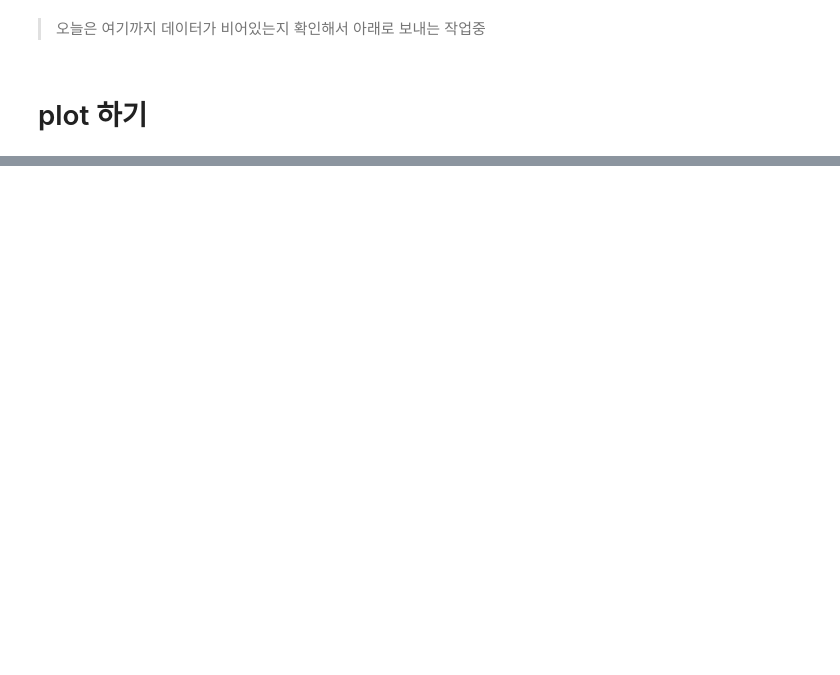
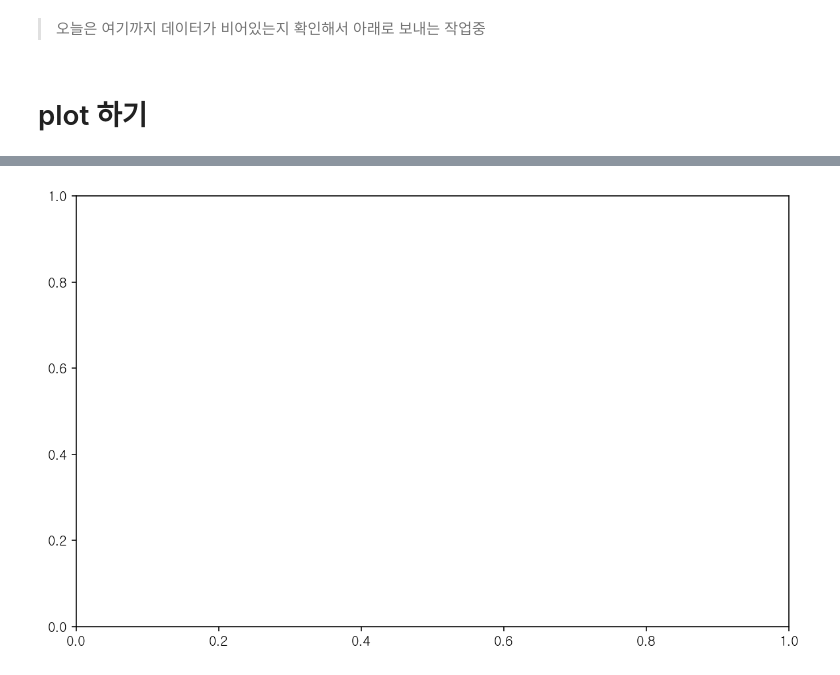
Before and after one commit to ikemanairing/Data_science, a Jupyter notebook: Example/Best movie chart.ipynb, the cells around one changed output, grey strips where cells are left out. Cells and saved outputs as stored; diff of their text form; code cells hidden in the pictures; blank space fills up the shorter version.

```diff
--- a/Example/Best movie chart.ipynb
+++ b/Example/Best movie chart.ipynb
@@ -277,0 +315,22 @@ line1, = ax.plot([1,3,5], color='r', ls='-', lw=0.8)
+# %%
+fig = plt.figure(figsize=(10,6), dpi=144)
+ax = fig.add_subplot()
+plt.subplots_adjust(left=0.2, right=0.95)
+
+
+def init() :
+    ax.clear()
+
+def update(i) :
+    ax.cla() # ax에 모든것을 지운다.
+    ax.set_xlim(0, 1000000)
+    width = test_df.iloc[i] # row i의 줄을 width로 쓰기 - 10개 나온다
+
+    hbars = ax.barh(barh_name, width=width, color=colors)
+
+    # 지운 뒤 라벨을 계속해서 다시 생성한다.
+    ax.bar_label(hbars, padding=1)
+
+anim = FuncAnimation(fig=fig, func=update, init_func=init, frames=len(test_df), interval=1000, repeat=False)
+# %% [output]
+[figure, added]
```
Also changed, not shown: parts of 20 cells of this notebook, 6 other files.
